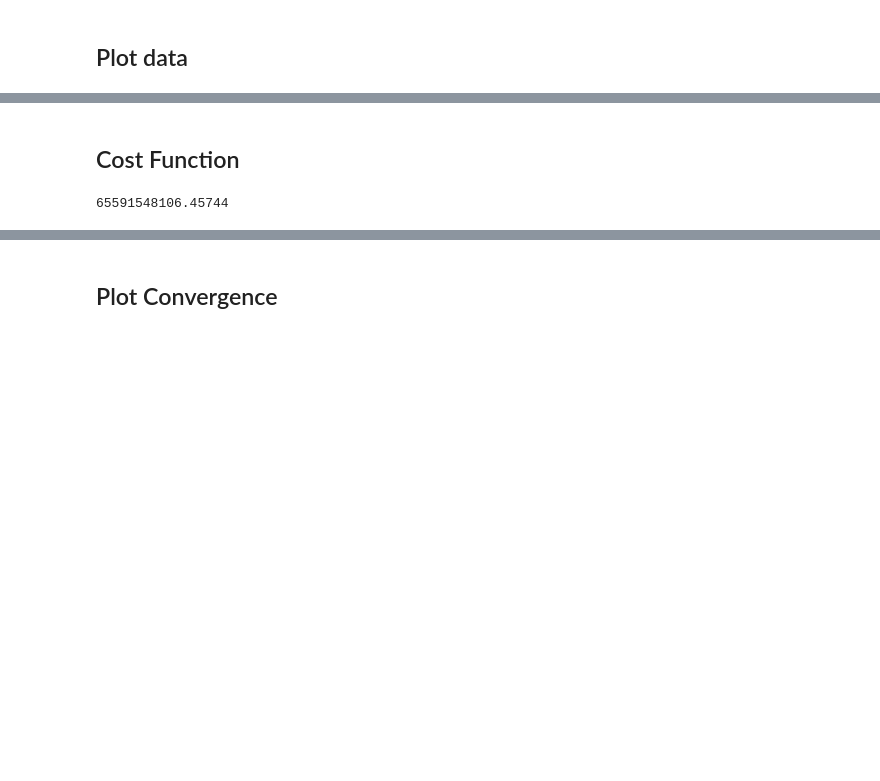
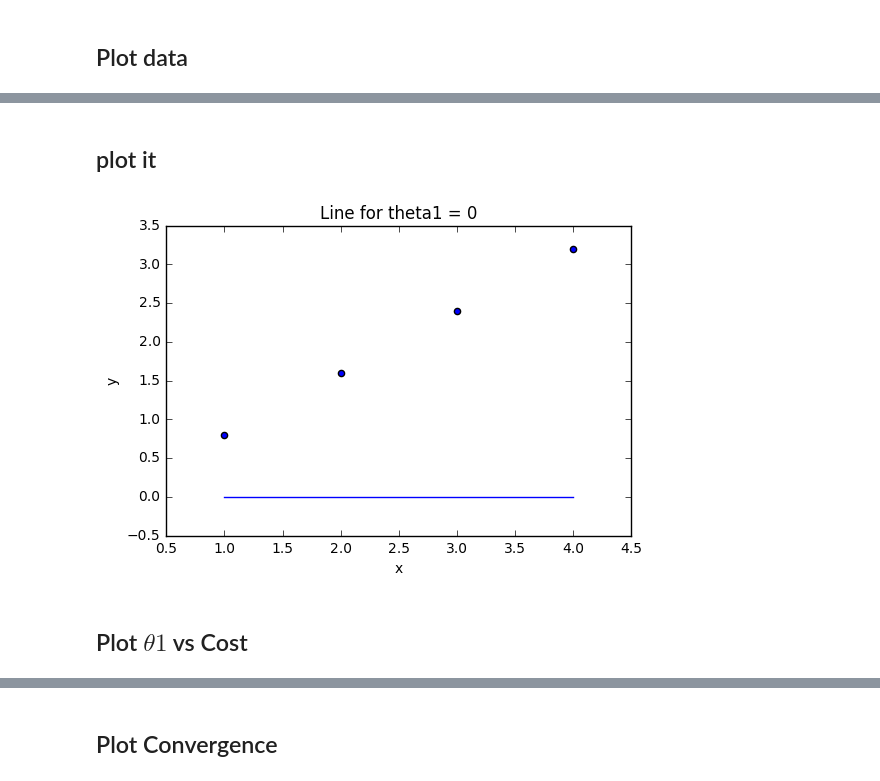
Before and after one commit to Mickael-Galliez/ml17s, a Jupyter notebook: lectures/lec04-multinomial-regression.ipynb, the cells around one changed output, grey strips where cells are left out. Saved outputs shown, nothing was run; the diff lists cells and outputs as text; code cells hidden in the pictures; blank space fills up the shorter version.

```diff
--- a/lectures/lec04-multinomial-regression.ipynb
+++ b/lectures/lec04-multinomial-regression.ipynb
@@ -156,17 +171,17 @@ def h(theta,X): #Linear hypothesis function
+# %% [markdown]
+## plot it
+# %%
+# predict using model
+y_pred = theta1*X + theta0
+
+# plot
+plt.scatter(X, y)
+plt.plot(X, y_pred)
+plt.title("Line for theta1 = 0")
+plt.xlabel("x")
+plt.ylabel("y")
+plt.show()
+# %% [output]
+[figure, added]
 # %% [markdown]
-## Cost Function
+## Plot $\theta1$ vs Cost
-# %%
-def computeCost(mytheta,X,y): #Cost function
-    """
-    theta_start is an n- dimensional vector of initial theta guess
-    X is matrix with n- columns and m- rows
-    y is a matrix with m- rows and 1 column
-    """
-    #note to self: *.shape is (rows, columns)
-    return float((1./(2*m)) * np.dot((h(mytheta,X)-y).T,(h(mytheta,X)-y)))
-
-#Test that running computeCost with 0's as theta returns 65591548106.45744:
-initial_theta = np.zeros((X.shape[1],1)) #(theta is a vector with n rows and 1 columns (if X has n features) )
-print (computeCost(initial_theta,X,y))
-# %% [output]
-65591548106.45744
```
Also changed, not shown: parts of 46 cells of this notebook, 4 other files.
